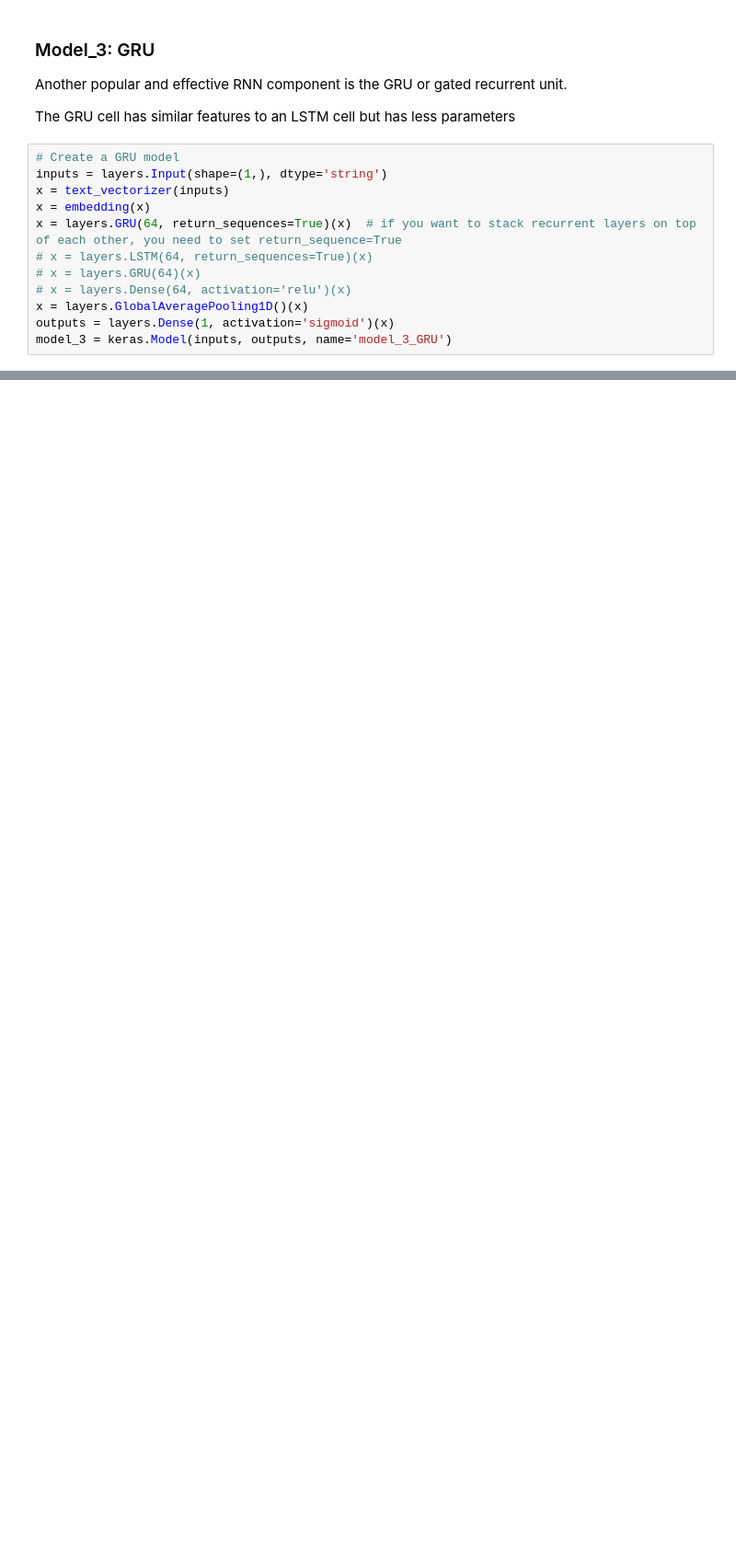
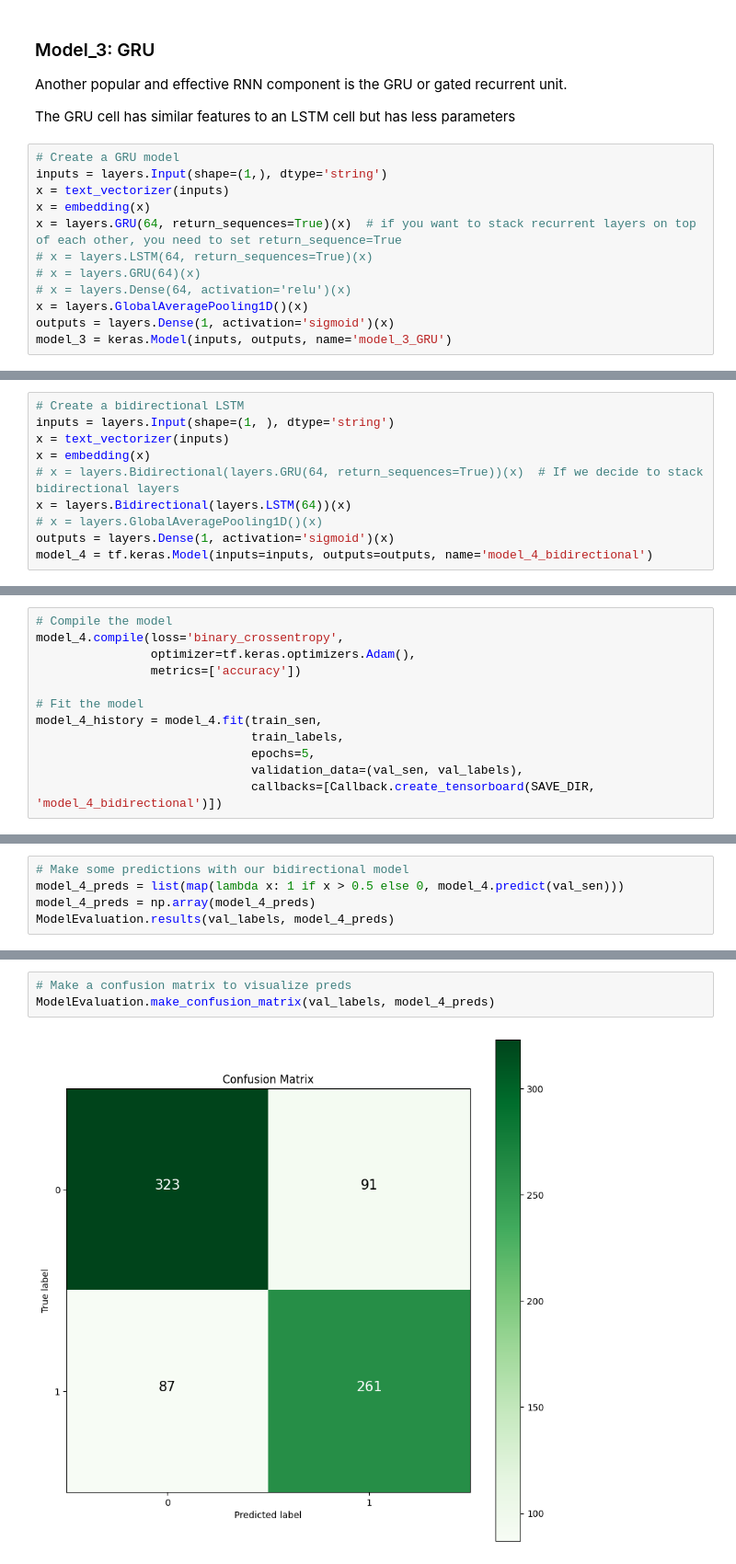
Before and after one commit to Khey17/100-Days-Of-ML-Code, a Jupyter notebook: Learn-TensorFlow/NLP_Fundamentals_in_TensorFlow_08.ipynb, the cells around one changed output, grey strips where cells are left out. Shown at 92% size. Drawn from its saved outputs; the diff is of its cells as text; blank space fills up the shorter version.

Commit message:
beaten the baseline model with 81.36% accuracy

```diff
--- a/Learn-TensorFlow/NLP_Fundamentals_in_TensorFlow_08.ipynb
+++ b/Learn-TensorFlow/NLP_Fundamentals_in_TensorFlow_08.ipynb
@@ -773,0 +771,10 @@ ModelEvaluation.results(val_labels, model_3_preds)
+# %%
+# Create a bidirectional LSTM
+inputs = layers.Input(shape=(1, ), dtype='string')
+x = text_vectorizer(inputs)
+x = embedding(x)
+# x = layers.Bidirectional(layers.GRU(64, return_sequences=True))(x)  # If we decide to stack bidirectional layers
+x = layers.Bidirectional(layers.LSTM(64))(x)
+# x = layers.GlobalAveragePooling1D()(x)
+outputs = layers.Dense(1, activation='sigmoid')(x)
+model_4 = tf.keras.Model(inputs=inputs, outputs=outputs, name='model_4_bidirectional')
@@ -773,0 +802,12 @@ ModelEvaluation.results(val_labels, model_3_preds)
+# %%
+# Compile the model
+model_4.compile(loss='binary_crossentropy',
+                optimizer=tf.keras.optimizers.Adam(),
+                metrics=['accuracy'])
+
+# Fit the model
+model_4_history = model_4.fit(train_sen,
+                              train_labels,
+                              epochs=5,
+                              validation_data=(val_sen, val_labels),
+                              callbacks=[Callback.create_tensorboard(SAVE_DIR, 'model_4_bidirectional')])
@@ -773,0 +826,5 @@ ModelEvaluation.results(val_labels, model_3_preds)
+# %%
+# Make some predictions with our bidirectional model
+model_4_preds = list(map(lambda x: 1 if x > 0.5 else 0, model_4.predict(val_sen)))
+model_4_preds = np.array(model_4_preds)
+ModelEvaluation.results(val_labels, model_4_preds)
@@ -773,0 +837,5 @@ ModelEvaluation.results(val_labels, model_3_preds)
+# %%
+# Make a confusion matrix to visualize preds
+ModelEvaluation.make_confusion_matrix(val_labels, model_4_preds)
+# %% [output]
+[figure, added]
```
Also changed, not shown: parts of 48 cells of this notebook.
